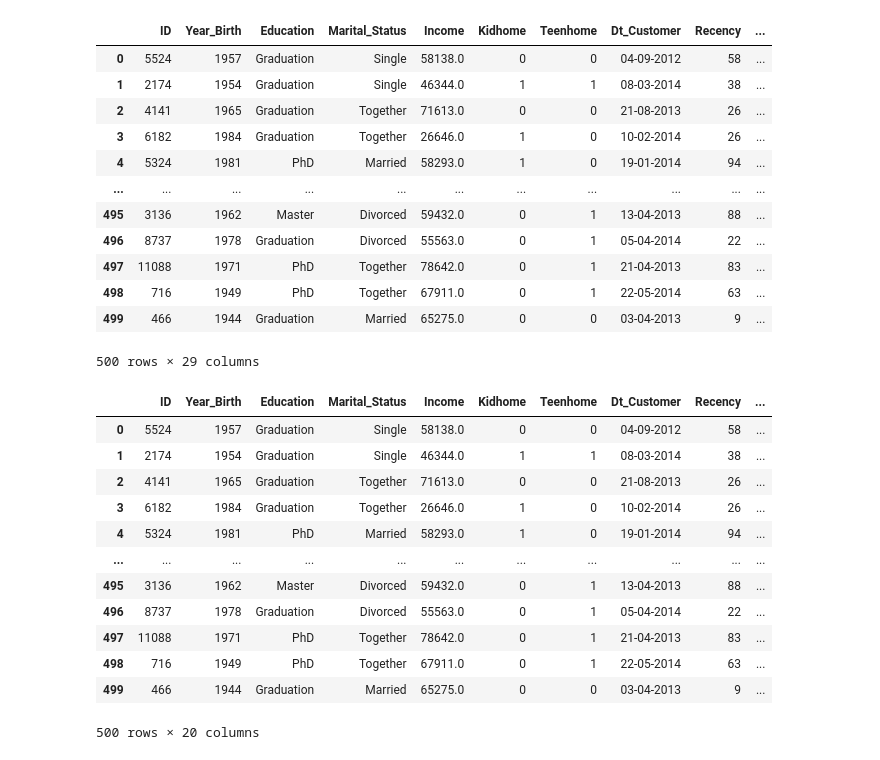
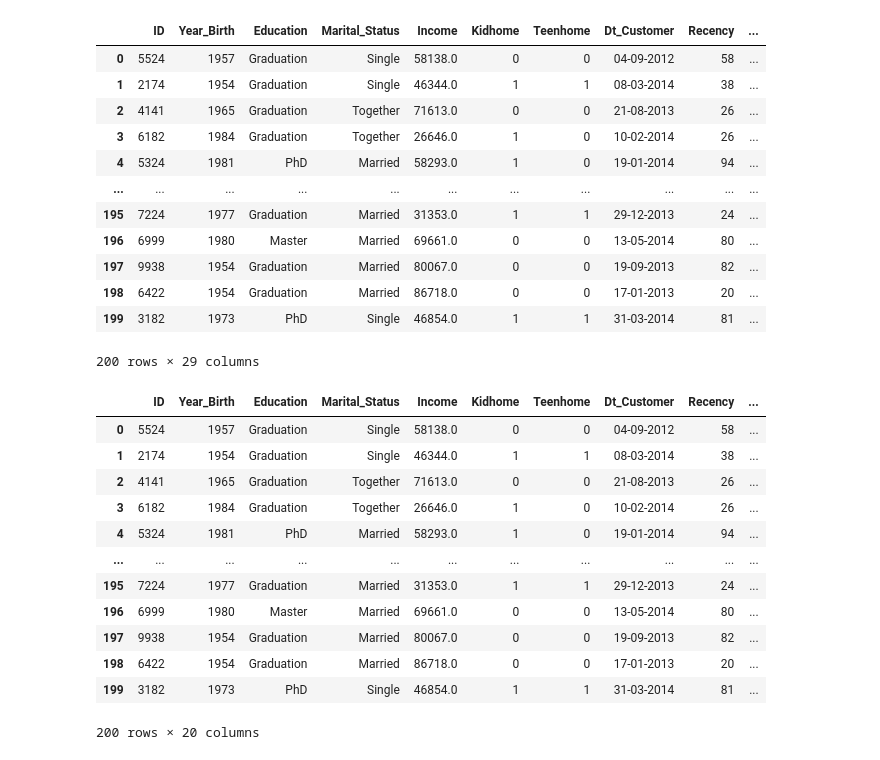
Before and after one commit to DLiSWE/ETL-data-scripts, a Jupyter notebook: market.ipynb, the cells around one changed output. Cells and saved outputs as stored; diff of their text form; code cells hidden in the pictures.

```diff
--- a/market.ipynb
+++ b/market.ipynb
@@ -6,29 +6,29 @@ import numpy as np
 
 %matplotlib inline
 # %%
-mk_df = pd.read_csv('C:\\Users\derek\\PycharmProjects\\pythonProject1\\dataAnal\\marketing_campaign.csv', sep='\t')
-mk_df = mk_df.head(500)
-mk_df = pd.DataFrame(mk_df)
+mk_df = pd.read_csv('C:\\Users\derek\\PycharmProjects\\pythonProject1\\marketanal1\\marketing_campaign.csv', sep='\t')
+mk_df = mk_df.head(200)
 mk_df
 # %% [output]
 |  | ID | Year_Birth | Education | Marital_Status | Income | Kidhome | Teenhome | Dt_Customer | Recency | ... |
 | 0 | 5524 | 1957 | Graduation | Single | 58138.0 | 0 | 0 | 04-09-2012 | 58 | ... |
 | 1 | 2174 | 1954 | Graduation | Single | 46344.0 | 1 | 1 | 08-03-2014 | 38 | ... |
 | 2 | 4141 | 1965 | Graduation | Together | 71613.0 | 0 | 0 | 21-08-2013 | 26 | ... |
 | 3 | 6182 | 1984 | Graduation | Together | 26646.0 | 1 | 0 | 10-02-2014 | 26 | ... |
 | 4 | 5324 | 1981 | PhD | Married | 58293.0 | 1 | 0 | 19-01-2014 | 94 | ... |
 | ... | ... | ... | ... | ... | ... | ... | ... | ... | ... | ... |
-| 495 | 3136 | 1962 | Master | Divorced | 59432.0 | 0 | 1 | 13-04-2013 | 88 | ... |
-| 496 | 8737 | 1978 | Graduation | Divorced | 55563.0 | 0 | 1 | 05-04-2014 | 22 | ... |
-| 497 | 11088 | 1971 | PhD | Together | 78642.0 | 0 | 1 | 21-04-2013 | 83 | ... |
-| 498 | 716 | 1949 | PhD | Together | 67911.0 | 0 | 1 | 22-05-2014 | 63 | ... |
-| 499 | 466 | 1944 | Graduation | Married | 65275.0 | 0 | 0 | 03-04-2013 | 9 | ... |
+| 195 | 7224 | 1977 | Graduation | Married | 31353.0 | 1 | 1 | 29-12-2013 | 24 | ... |
+| 196 | 6999 | 1980 | Master | Married | 69661.0 | 0 | 0 | 13-05-2014 | 80 | ... |
+| 197 | 9938 | 1954 | Graduation | Married | 80067.0 | 0 | 0 | 19-09-2013 | 82 | ... |
+| 198 | 6422 | 1954 | Graduation | Married | 86718.0 | 0 | 0 | 17-01-2013 | 20 | ... |
+| 199 | 3182 | 1973 | PhD | Single | 46854.0 | 1 | 1 | 31-03-2014 | 81 | ... |
-500 rows × 29 columns
+200 rows × 29 columns
 # %%
 #cnames = mk_df['AcceptedCmp1'], mk_df['AcceptedCmp2'], mk_df['AcceptedCmp3'], mk_df['AcceptedCmp4'], mk_df['AcceptedCmp5']
 cnames = ['AcceptedCmp1', 'AcceptedCmp2', 'AcceptedCmp3', 'AcceptedCmp4', 'AcceptedCmp5', 'Complain', 'Z_CostContact', 'Z_Revenue', 'Response']
 mk_df = mk_df.drop(columns=cnames)
 mk_df
+#mk2 = mk_df.copy()
 # %% [output]
 |  | ID | Year_Birth | Education | Marital_Status | Income | Kidhome | Teenhome | Dt_Customer | Recency | ... |
 | 0 | 5524 | 1957 | Graduation | Single | 58138.0 | 0 | 0 | 04-09-2012 | 58 | ... |
@@ -37,10 +37,10 @@ mk_df
 | 3 | 6182 | 1984 | Graduation | Together | 26646.0 | 1 | 0 | 10-02-2014 | 26 | ... |
 | 4 | 5324 | 1981 | PhD | Married | 58293.0 | 1 | 0 | 19-01-2014 | 94 | ... |
 | ... | ... | ... | ... | ... | ... | ... | ... | ... | ... | ... |
-| 495 | 3136 | 1962 | Master | Divorced | 59432.0 | 0 | 1 | 13-04-2013 | 88 | ... |
-| 496 | 8737 | 1978 | Graduation | Divorced | 55563.0 | 0 | 1 | 05-04-2014 | 22 | ... |
-| 497 | 11088 | 1971 | PhD | Together | 78642.0 | 0 | 1 | 21-04-2013 | 83 | ... |
-| 498 | 716 | 1949 | PhD | Together | 67911.0 | 0 | 1 | 22-05-2014 | 63 | ... |
-| 499 | 466 | 1944 | Graduation | Married | 65275.0 | 0 | 0 | 03-04-2013 | 9 | ... |
+| 195 | 7224 | 1977 | Graduation | Married | 31353.0 | 1 | 1 | 29-12-2013 | 24 | ... |
+| 196 | 6999 | 1980 | Master | Married | 69661.0 | 0 | 0 | 13-05-2014 | 80 | ... |
+| 197 | 9938 | 1954 | Graduation | Married | 80067.0 | 0 | 0 | 19-09-2013 | 82 | ... |
+| 198 | 6422 | 1954 | Graduation | Married | 86718.0 | 0 | 0 | 17-01-2013 | 20 | ... |
+| 199 | 3182 | 1973 | PhD | Single | 46854.0 | 1 | 1 | 31-03-2014 | 81 | ... |
-500 rows × 20 columns
+200 rows × 20 columns
 # %%
```
Also changed, not shown: parts of 23 cells of this notebook.
